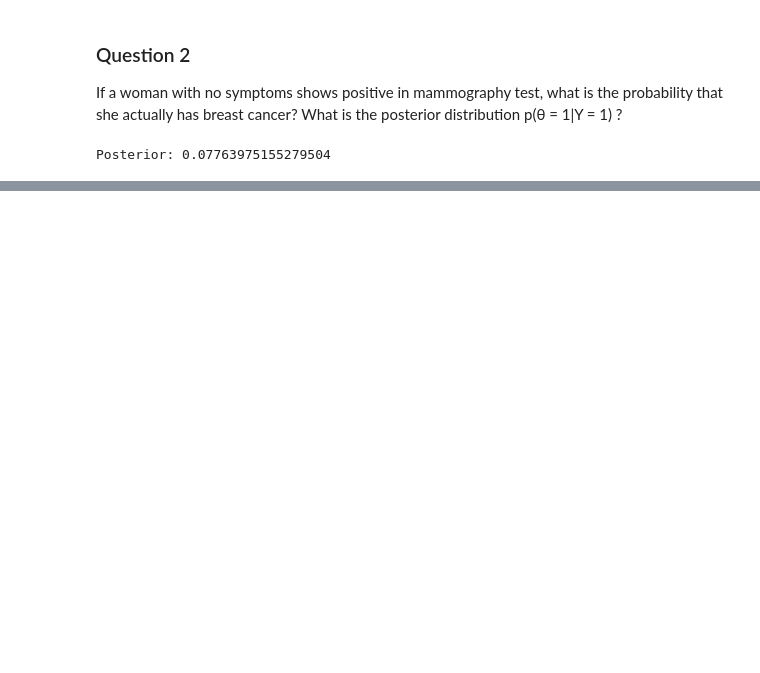
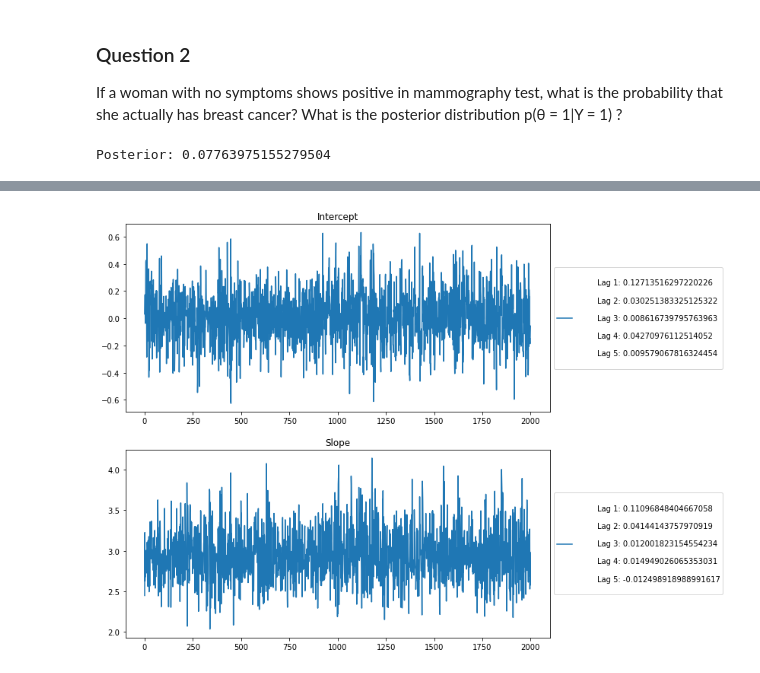
Before and after one commit to vb690/modules_comp_neuro_2021, a Jupyter notebook: advanced_quantitative_methods/units/3_bayesian_inference/unit_3_lab_assignement.ipynb, the cells around one changed output, grey strips where cells are left out. Cells and saved outputs as stored; diff of their text form; code cells hidden in the pictures; blank space fills up the shorter version.

```diff
--- a/advanced_quantitative_methods/units/3_bayesian_inference/unit_3_lab_assignement.ipynb
+++ b/advanced_quantitative_methods/units/3_bayesian_inference/unit_3_lab_assignement.ipynb
@@ -103,0 +445,4 @@ Posterior: 0.07763975155279504
+# %%
+plot_traces(trace, variables=['Intercept', 'Slope'])
+# %% [output]
+[figure, added]
```
Also changed, not shown: parts of 24 cells of this notebook.
